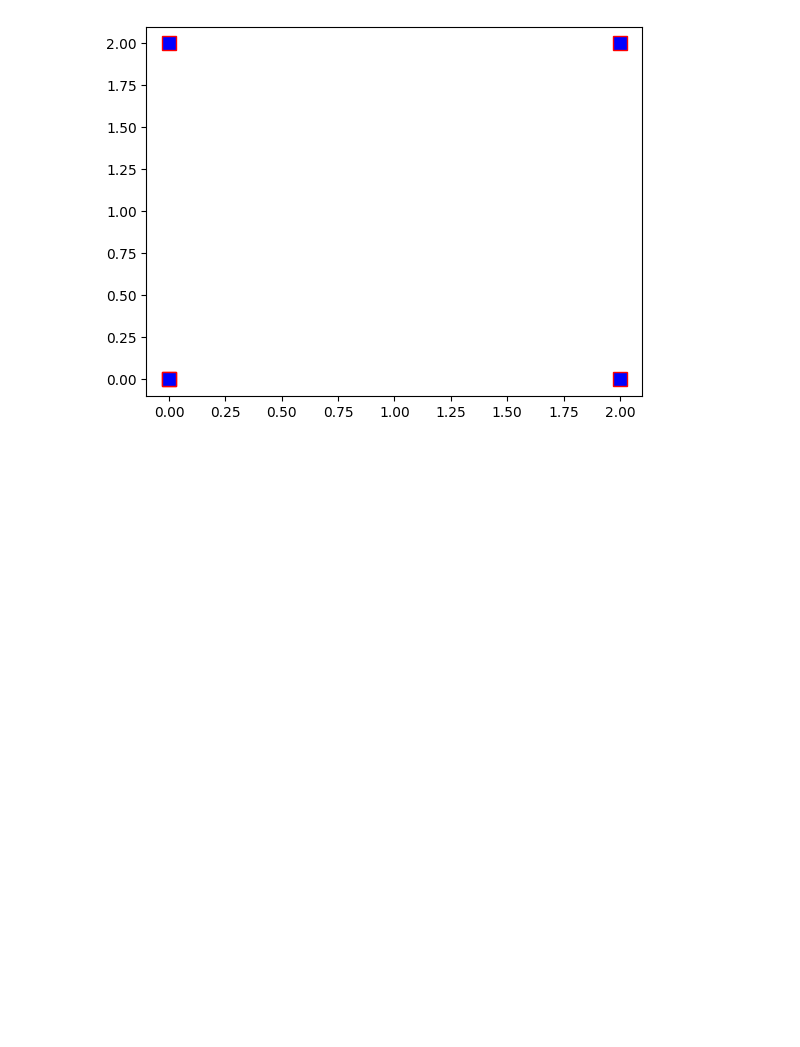
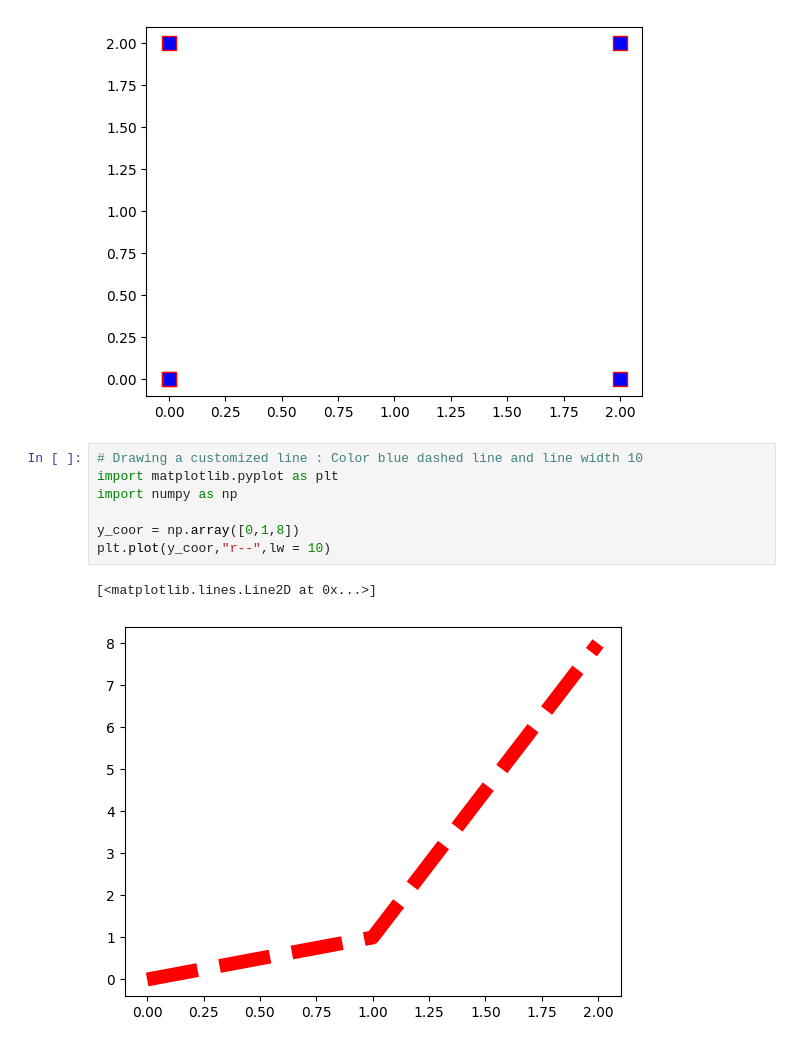
Before and after one commit to manusharansah/Python, a Jupyter notebook: Basics/matplotlib_basics.ipynb, the cells around one changed output. Saved outputs shown, nothing was run; the diff lists cells and outputs as text; blank space fills up the shorter version.

```diff
--- a/Basics/matplotlib_basics.ipynb
+++ b/Basics/matplotlib_basics.ipynb
@@ -81,3 +81,13 @@ plt.show()
 # %% [output]
 [figure]
 [figure]
+# %%
+# Drawing a customized line : Color blue dashed line and line width 10
+import matplotlib.pyplot as plt
+import numpy as np
+
+y_coor = np.array([0,1,8])
+plt.plot(y_coor,"r--",lw = 10)
+# %% [output]
+[<matplotlib.lines.Line2D at 0x...>]
+[figure, added]
```
Also changed, not shown: parts of 3 cells of this notebook.
